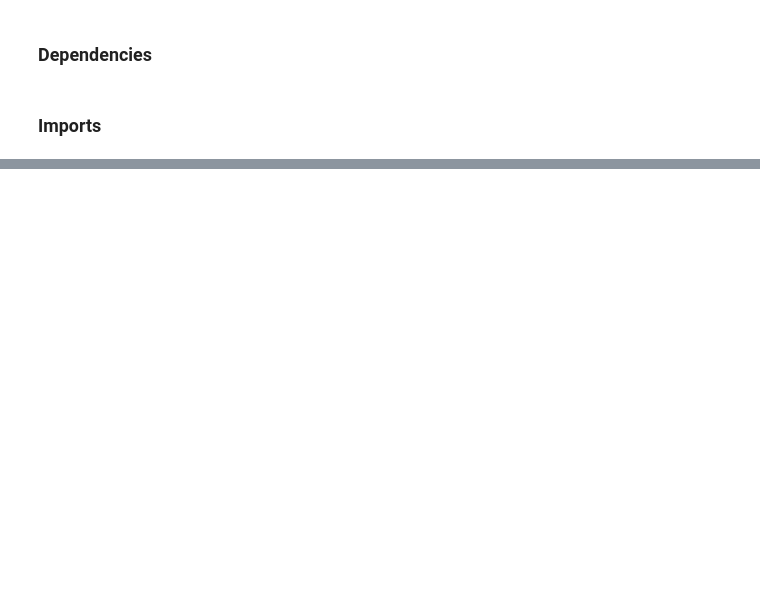
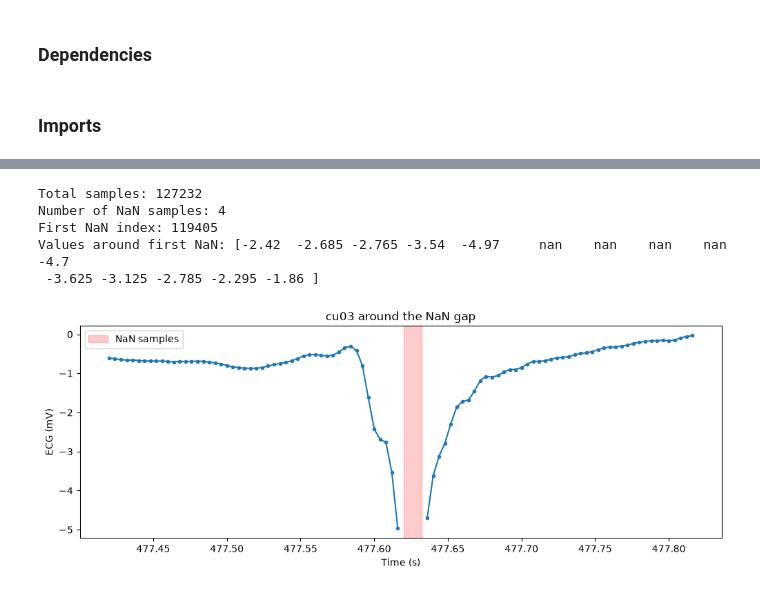
Before and after one commit to SeifElgendy-eg/task_2-2B-intern, a Jupyter notebook: pipeline.ipynb, the cells around one changed output, grey strips where cells are left out. Drawn from its saved outputs; the diff is of its cells as text; code cells hidden in the pictures; blank space fills up the shorter version.

Commit message:
explored and got abit of an idea of the cu database

```diff
--- a/pipeline.ipynb
+++ b/pipeline.ipynb
@@ -39,3 +6,0 @@ print(repr(raw), "->", repr(cleaned))
-# %%
-fs = wfdb.rdheader(record_path).fs
-print(fs)
@@ -155,0 +18,7 @@ for s, note in zip(ann.sample, ann.aux_note):
+# %%
+cudb_path = 'data/cu-ventricular-tachyarrhythmia-database-1.0.0'
+
+with open(os.path.join(cudb_path, 'RECORDS')) as f:
+    records = [line.strip() for line in f if line.strip()]
+
+print(f"Found {len(records)} records:", records)
@@ -155,0 +259,37 @@ for s, note in zip(ann.sample, ann.aux_note):
+# %%
+rec_path = os.path.join(cudb_path, 'cu03')
+r = wfdb.rdrecord(rec_path)
+sig = r.p_signal[:, 0]
+
+print("Total samples:", len(sig))
+print("Number of NaN samples:", np.isnan(sig).sum())
+print("First NaN index:", np.argmax(np.isnan(sig)) if np.isnan(sig).any() else "none")
+
+# look at raw values around the first NaN
+first_nan = np.argmax(np.isnan(sig))
+print("Values around first NaN:", sig[max(0,first_nan-5):first_nan+10])
+# %% [output]
+Total samples: 127232
+Number of NaN samples: 4
+First NaN index: 119405
+Values around first NaN: [-2.42  -2.685 -2.765 -3.54  -4.97     nan    nan    nan    nan -4.7
+ -3.625 -3.125 -2.785 -2.295 -1.86 ]
+# %%
+rec_path = os.path.join(cudb_path, 'cu03')
+r = wfdb.rdrecord(rec_path)
+sig = r.p_signal[:, 0]
+
+first_nan = 119405
+window = sig[first_nan - 50 : first_nan + 50]
+time = np.arange(first_nan - 50, first_nan + 50) / fs
+
+plt.figure(figsize=(12, 4))
+plt.plot(time, window, marker='o', markersize=3)
+plt.axvspan((first_nan)/fs, (first_nan+3)/fs, color='red', alpha=0.2, label='NaN samples')
+plt.xlabel('Time (s)')
+plt.ylabel('ECG (mV)')
+plt.title('cu03 around the NaN gap')
+plt.legend()
+plt.show()
+# %% [output]
+[figure, added]
```
Also changed, not shown: parts of 35 cells of this notebook, 1 other file.
